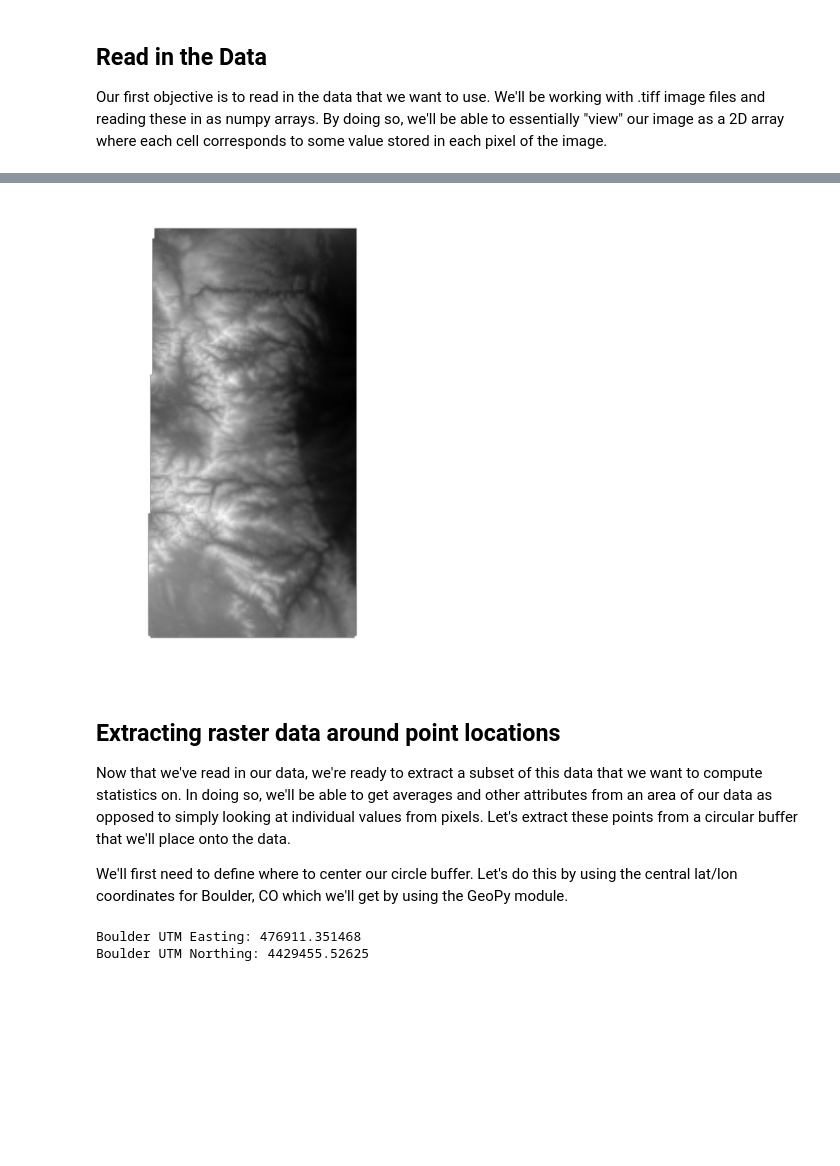
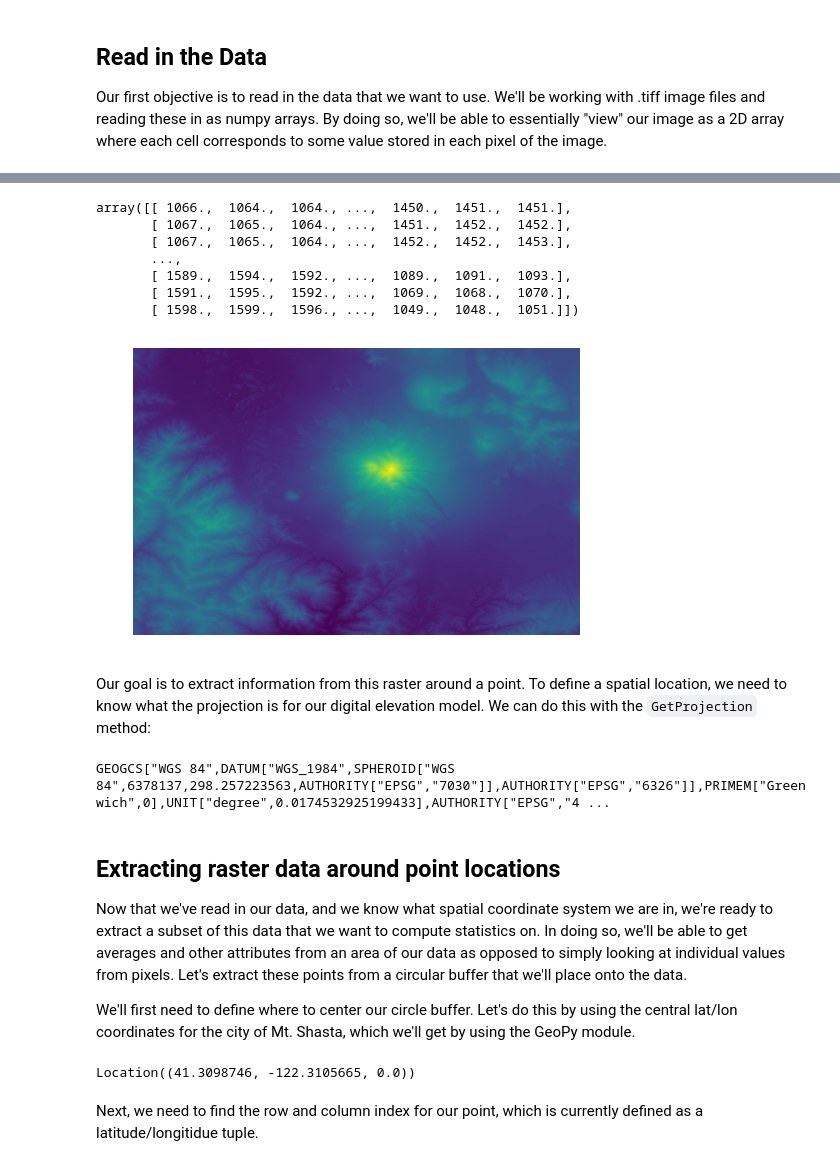
Before and after one commit to earthlab/tutorials, a Jupyter notebook: python/extract-raster-around-buffered-points.ipynb, the cells around one changed output, grey strips where cells are left out. Cells and saved outputs as stored; diff of their text form; code cells hidden in the pictures; blank space fills up the shorter version.

Commit message:
removing local data dependence to self-contain tutorials

```diff
--- a/python/extract-raster-around-buffered-points.ipynb
+++ b/python/extract-raster-around-buffered-points.ipynb
@@ -50,35 +55,53 @@ Our first objective is to read in the data that we want to use. We'll be working
+# %%
+#Read in the data
+filename = "Shasta-30m-DEM.tif"
+gdal_data = gdal.Open(filename)
+gdal_band = gdal_data.GetRasterBand(1)
+nodataval = gdal_band.GetNoDataValue()
+data_array = gdal_data.ReadAsArray().astype(np.float)
+data_array
+# %% [output]
+array([[ 1066.,  1064.,  1064., ...,  1450.,  1451.,  1451.],
+       [ 1067.,  1065.,  1064., ...,  1451.,  1452.,  1452.],
+       [ 1067.,  1065.,  1064., ...,  1452.,  1452.,  1453.],
+       ...,
+       [ 1589.,  1594.,  1592., ...,  1089.,  1091.,  1093.],
+       [ 1591.,  1595.,  1592., ...,  1069.,  1068.,  1070.],
+       [ 1598.,  1599.,  1596., ...,  1049.,  1048.,  1051.]])
 # %%
-#Read in the data
-filename = "../data/front_range_dem.tif"
-gdal_data = gdal.Open(filename)
-gdal_band = gdal_data.GetRasterBand(1)
-nodataval = gdal_band.GetNoDataValue()
-data_array = gdal_data.ReadAsArray()
-data_array[data_array == nodataval] = np.nan
+# replace missing values if necessary
+if np.any(data_array == nodataval):
+    data_array[data_array == nodataval] = np.nan
 
 #View the data we're using
 plt.figure(figsize = (8, 8))
 plt.axis("off")
-img = plt.imshow(data_array, cmap = "gray")
+img = plt.imshow(data_array, cmap = "viridis")
 # %% [output]
-[figure, old version]
+[figure, new version]
+# %% [markdown]
+Our goal is to extract information from this raster around a point. To define a spatial location, we need to know what the projection is for our digital elevation model. We can do this with the `GetProjection` method:
+# %%
+prj = gdal_data.GetProjection()
+print prj
+# %% [output]
+GEOGCS["WGS 84",DATUM["WGS_1984",SPHEROID["WGS 84",6378137,298.257223563,AUTHORITY["EPSG","7030"]],AUTHORITY["EPSG","6326"]],PRIMEM["Greenwich",0],UNIT["degree",0.0174532925199433],AUTHORITY["EPSG","4 ...
 # %% [markdown]
 ## Extracting raster data around point locations
 
-Now that we've read in our data, we're ready to extract a subset of this data that we want to compute statistics on. In doing so, we'll be able to get averages and other attributes from an area of our data as opposed to simply looking at individual values from pixels. Let's extract these points from a circular buffer that we'll place onto the data.
+Now that we've read in our data, and we know what spatial coordinate system we are in, we're ready to extract a subset of this data that we want to compute statistics on. In doing so, we'll be able to get averages and other attributes from an area of our data as opposed to simply looking at individual values from pixels. Let's extract these points from a circular buffer that we'll place onto the data.
 
-We'll first need to define where to center our circle buffer. Let's do this by using the central lat/lon coordinates for Boulder, CO which we'll get by using the GeoPy module.
+We'll first need to define where to center our circle buffer. Let's do this by using the central lat/lon coordinates for the city of Mt. Shasta, which we'll get by using the GeoPy module.
 # %%
-#Retrieve the UTM coordinates of where we want to center our circle
-def get_UTM_coordinates(city_name):
+# Find coordinates of where we want to center our circle
+def get_latlon(city_name):
     geolocator = Nominatim()
     latlon = geolocator.geocode(city_name)
-    UTM_coords = utm.from_latlon(latlon.latitude, latlon.longitude)
-    return UTM_coords
+    return latlon
 
-UTM_coords = get_UTM_coordinates("Boulder, CO")
-print "Boulder UTM Easting:", UTM_coords[0]
-print "Boulder UTM Northing:", UTM_coords[1]
+coords = get_latlon("Mt. Shasta, CA")
+coords
 # %% [output]
-Boulder UTM Easting: 476911.351468
-Boulder UTM Northing: 4429455.52625
+Location((41.3098746, -122.3105665, 0.0))
+# %% [markdown]
+Next, we need to find the row and column index for our point, which is currently defined as a latitude/longitidue tuple.
```
Also changed, not shown: parts of 10 cells of this notebook, 4 other files.
